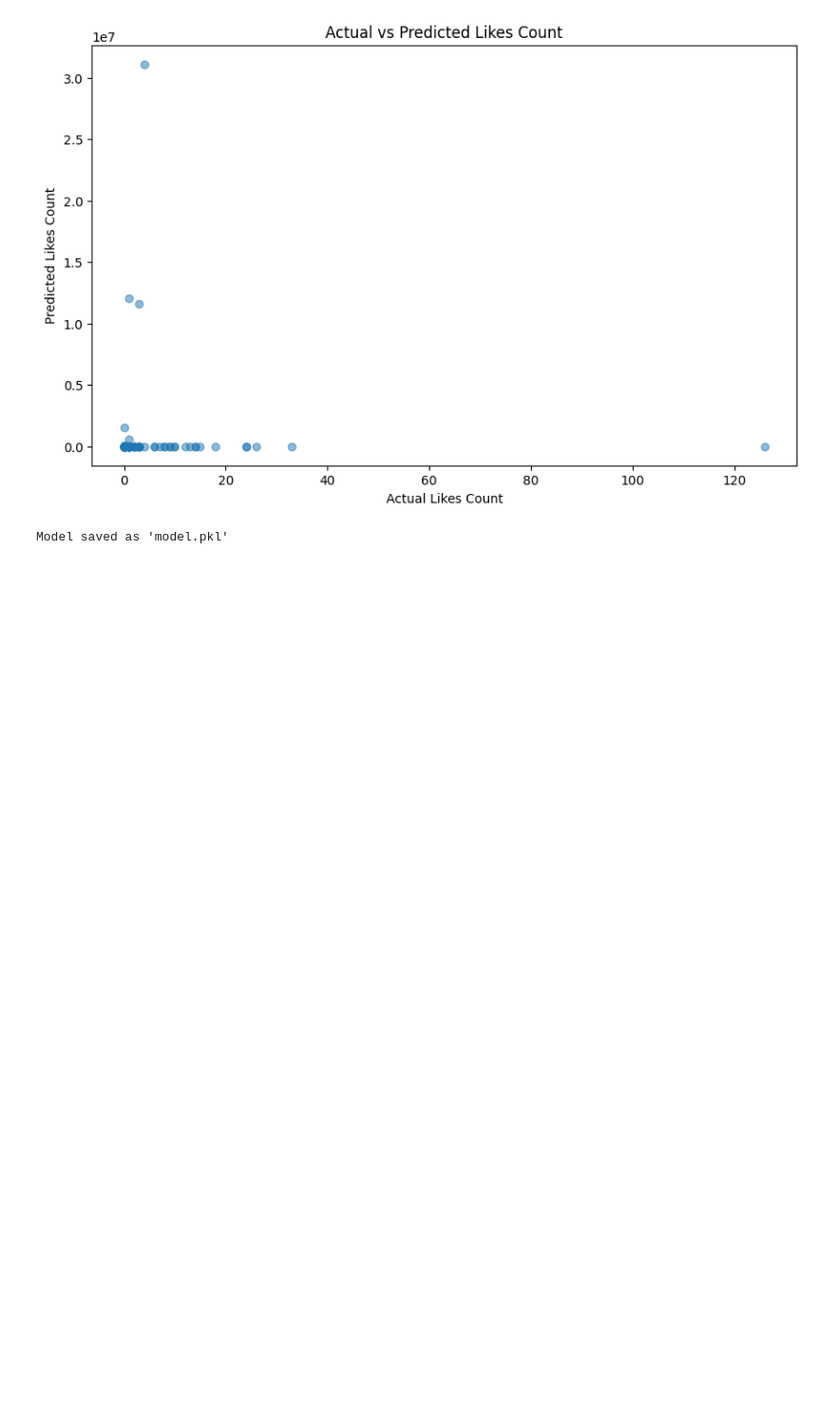
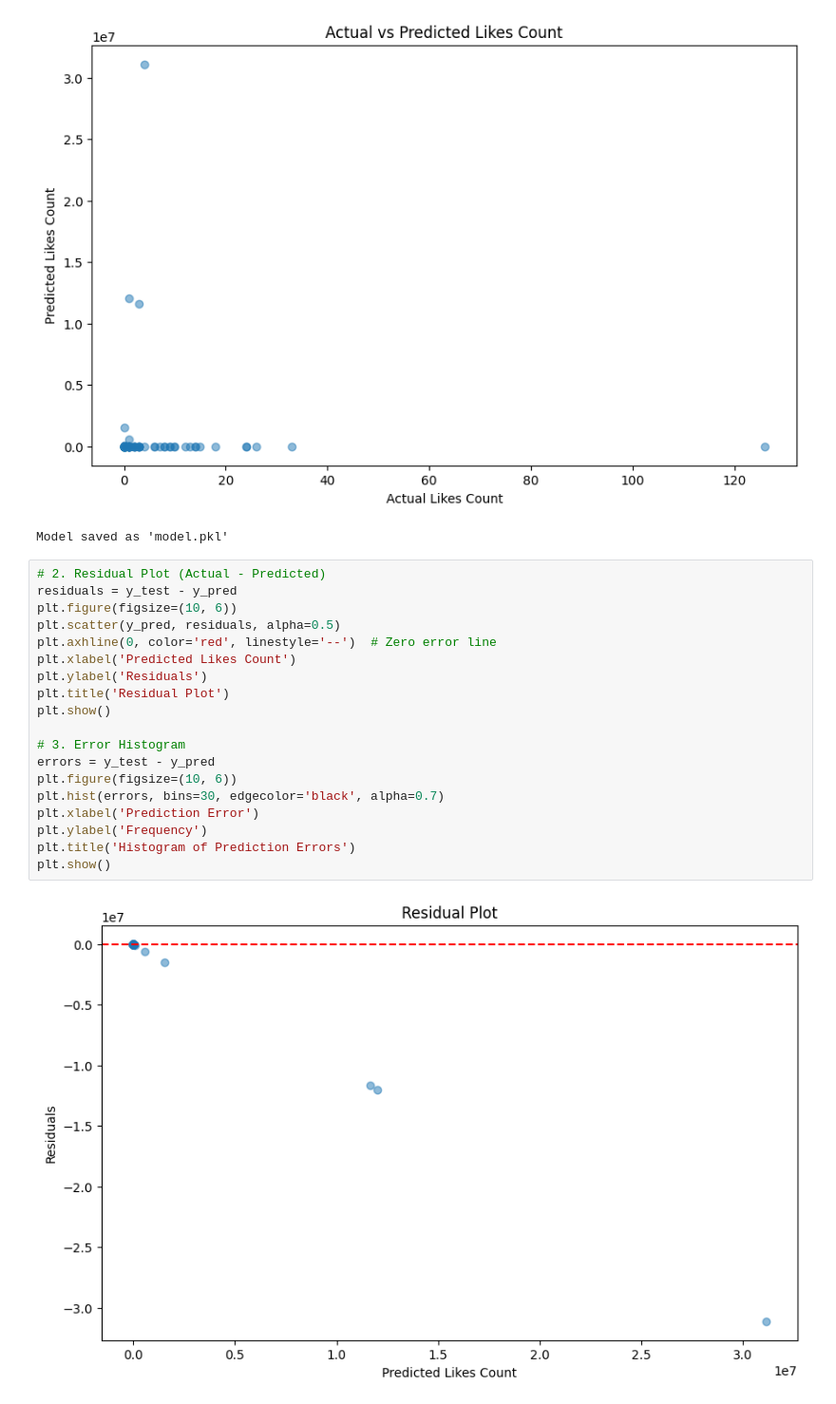
Before and after one commit to bryanjohn05/Climate-Change, a Jupyter notebook: Climate_Change_Modeling_Project.ipynb, the cells around one changed output. Shown: that part at 95% size. Saved outputs shown, nothing was run; the diff lists cells and outputs as text; blank space fills up the shorter version.

Commit message:
visualization

```diff
--- a/Climate_Change_Modeling_Project.ipynb
+++ b/Climate_Change_Modeling_Project.ipynb
@@ -170,3 +170,24 @@ Mean Squared Error: 11917536955612.635
 R-squared: -66329867650.90512
 [figure]
 Model saved as 'model.pkl'
+# %%
+# 2. Residual Plot (Actual - Predicted)
+residuals = y_test - y_pred
+plt.figure(figsize=(10, 6))
+plt.scatter(y_pred, residuals, alpha=0.5)
+plt.axhline(0, color='red', linestyle='--')  # Zero error line
+plt.xlabel('Predicted Likes Count')
+plt.ylabel('Residuals')
+plt.title('Residual Plot')
+plt.show()
+
+# 3. Error Histogram
+errors = y_test - y_pred
+plt.figure(figsize=(10, 6))
+plt.hist(errors, bins=30, edgecolor='black', alpha=0.7)
+plt.xlabel('Prediction Error')
+plt.ylabel('Frequency')
+plt.title('Histogram of Prediction Errors')
+plt.show()
+# %% [output]
+[figure, added]
```
Also changed, not shown: parts of 1 cell of this notebook.
